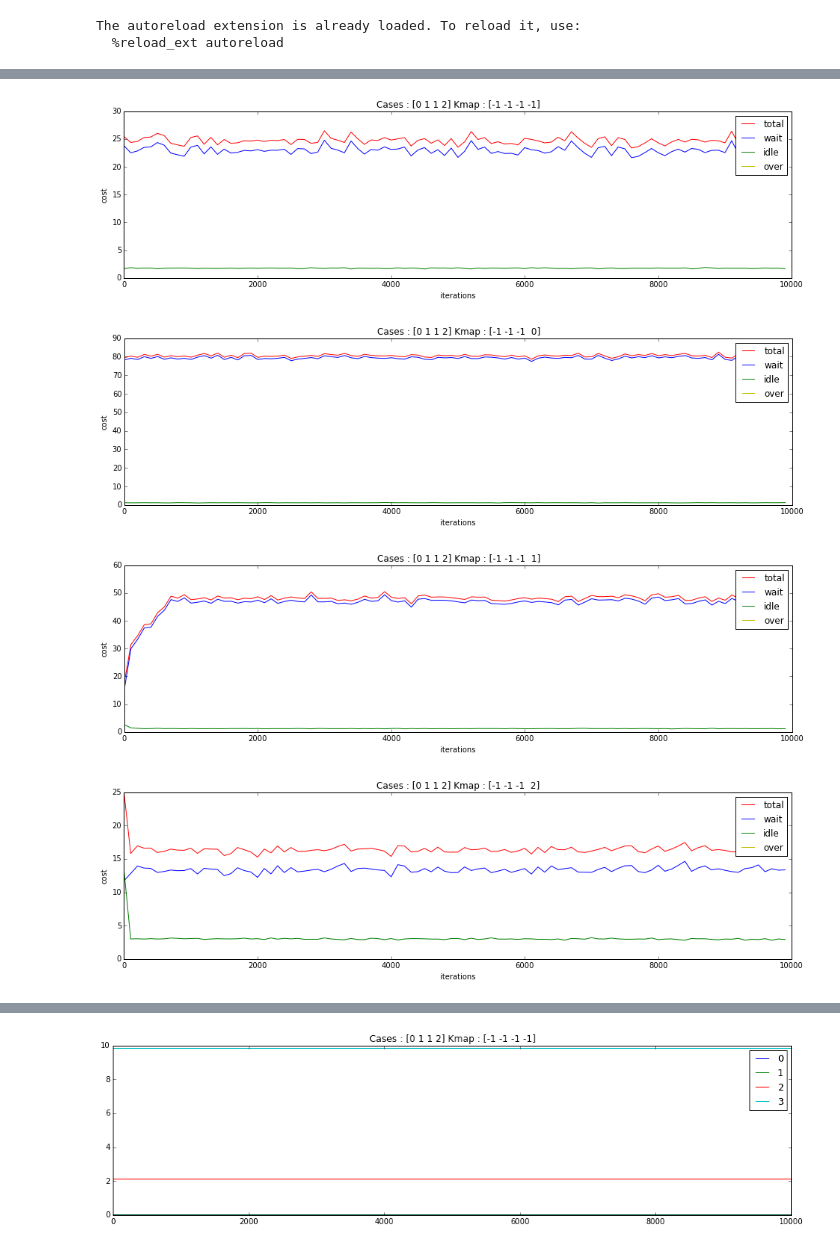
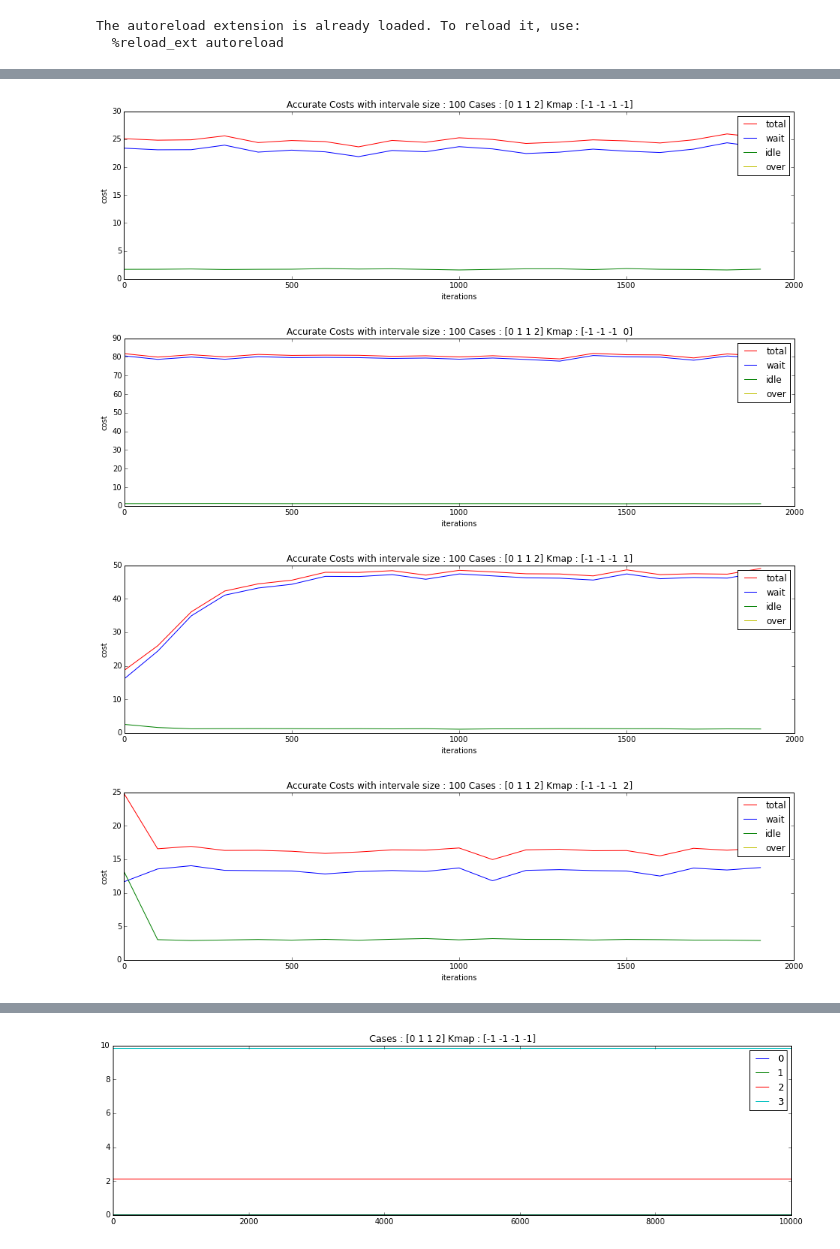
Before and after one commit to levtauz/Scheduling-Research, a Jupyter notebook: gradient/Test with Fixed K.ipynb, the cells around one changed output, grey strips where cells are left out. Saved outputs shown, nothing was run; the diff lists cells and outputs as text; code cells hidden in the pictures.

```diff
--- a/gradient/Test with Fixed K.ipynb
+++ b/gradient/Test with Fixed K.ipynb
@@ -37,7 +37,7 @@ beta = 1.5
 gamma = 3
 alpha = 10
 step = 0.01
-S = 10000
+S = 2000
 decimate = 100
 
 Ks = []
@@ -64,7 +64,7 @@ for i in range(len(Ks)):
     plt.plot(OC[i],"y",label = "over")
     plt.xlabel("iterations")
     plt.ylabel("cost")
-    plt.title("Cases : " + np.array2string(np.array(cases)) + " Kmap : " + np.array2string(np.array(Ks[i])))
+    plt.title("Average costs : " "Cases : " + np.array2string(np.array(cases)) + " Kmap : " + np.array2string(np.array(Ks[i])))
     plt.legend()
-    #plt.savefig("Convergance_Average.pdf")
+    plt.savefig("Convergance_Average.pdf")
 # %% [output]
@@ -85,18 +85,19 @@ for i in range(len(Ks)):
 # %%
 for i in range(len(Ks)):
     plt.figure(figsize=(16,4))
     iters = np.arange(S//decimate)*decimate
     plt.plot(iters,Cost[i][:,0],"r",label= "total")
     plt.plot(iters,Cost[i][:,1],"b",label= "wait")
     plt.plot(iters,Cost[i][:,2],"g",label = "idle")
     plt.plot(iters,Cost[i][:,3],"y",label = "over")
     plt.xlabel("iterations")
     plt.ylabel("cost")
-    plt.title("Cases : " + np.array2string(np.array(cases)) + " Kmap : " + np.array2string(np.array(Ks[i])))
+    plt.title("Accurate Costs with interval size : " + str(decimate) +" | Cases : " + \
+              np.array2string(np.array(cases)) + "| Kmap : " + np.array2string(np.array(Ks[i])))
     plt.legend()
     plt.savefig("Convergance_Accurate.pdf")
 # %% [output]
-[figure, old version]
+[figure, new version]
-[figure, old version]
+[figure, new version]
-[figure, old version]
+[figure, new version]
-[figure, old version]
+[figure, new version]
```
Also changed, not shown: parts of 2 cells of this notebook.
